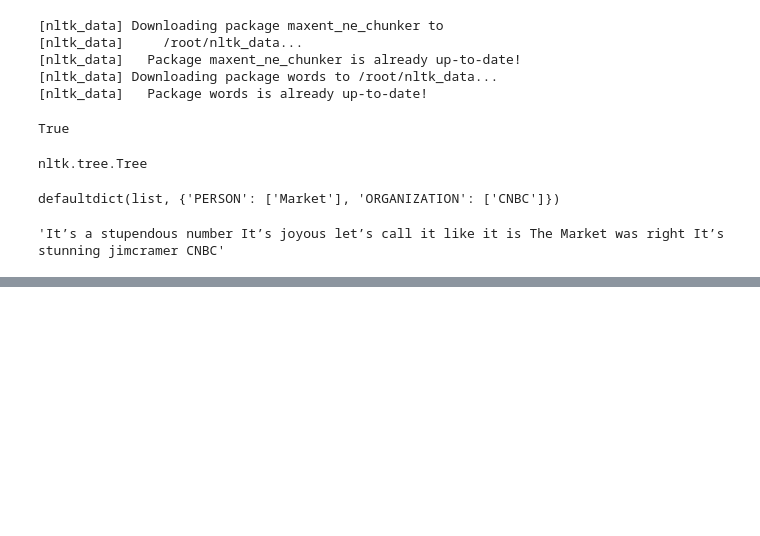
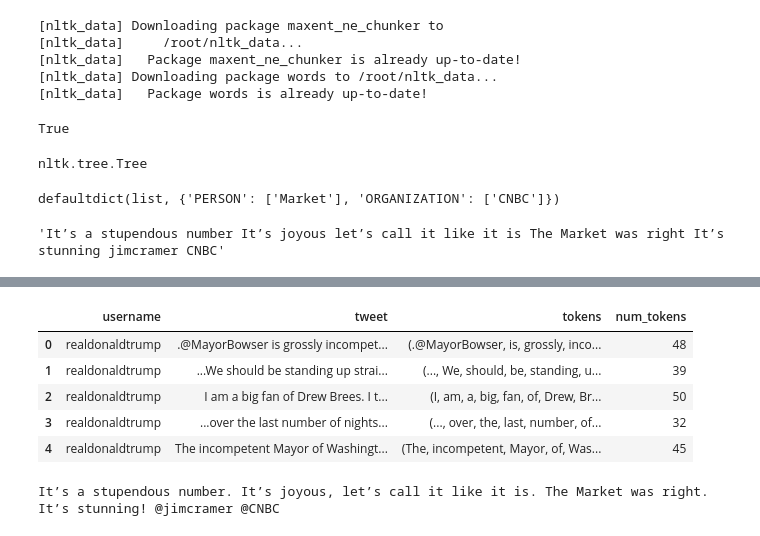
Before and after one commit to laghmamyassine/TextMining-JVLIVS, a Jupyter notebook: Twitter_NER.ipynb, the cells around one changed output, grey strips where cells are left out. Saved outputs shown, nothing was run; the diff lists cells and outputs as text; code cells hidden in the pictures; blank space fills up the shorter version.

```diff
--- a/Twitter_NER.ipynb
+++ b/Twitter_NER.ipynb
@@ -536,0 +512,3 @@ tweets[10]
+# %%
+import spacy
+nlp=spacy.load('en')
@@ -536,0 +526,5 @@ tweets[10]
+# %%
+nlp = spacy.load('en')
+# %%
+data['tokens']=[nlp(tweet) for tweet in data.tweet ]
+data.head()
@@ -536,0 +538,15 @@ tweets[10]
+# %%
+data['num_tokens'] = [len(token) for token in data.tokens]
+data.head()
+# %% [output]
+|  | username | tweet | tokens | num_tokens |
+| 0 | realdonaldtrump | .@MayorBowser is grossly incompet... | (.@MayorBowser, is, grossly, inco... | 48 |
+| 1 | realdonaldtrump | ...We should be standing up strai... | (..., We, should, be, standing, u... | 39 |
+| 2 | realdonaldtrump | I am a big fan of Drew Brees. I t... | (I, am, a, big, fan, of, Drew, Br... | 50 |
+| 3 | realdonaldtrump | ...over the last number of nights... | (..., over, the, last, number, of... | 32 |
+| 4 | realdonaldtrump | The incompetent Mayor of Washingt... | (The, incompetent, Mayor, of, Was... | 45 |
+# %%
+exemple=data.tokens[10]
+exemple
+# %% [output]
+It’s a stupendous number. It’s joyous, let’s call it like it is. The Market was right. It’s stunning! @jimcramer @CNBC
```
Also changed, not shown: parts of 15 cells of this notebook.
